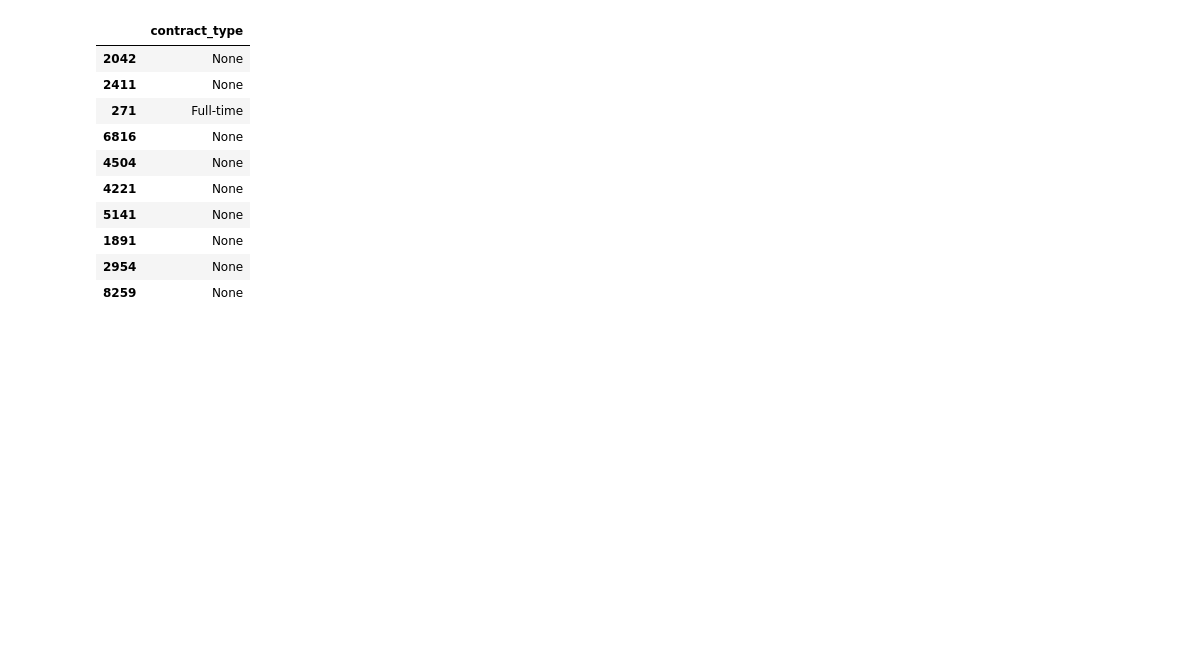
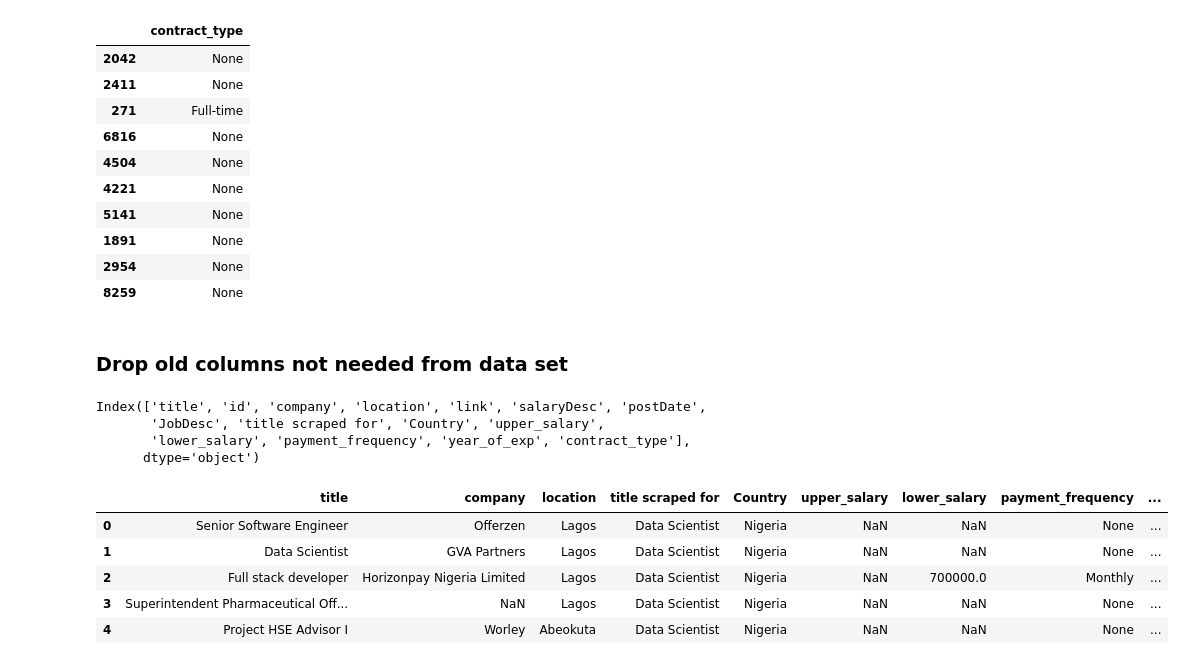
Before and after one commit to lifepopkay/Tech-Monies, a Jupyter notebook: Final_Data_cleanup_script.ipynb, the cells around one changed output. Cells and saved outputs as stored; diff of their text form; code cells hidden in the pictures; blank space fills up the shorter version.

```diff
--- a/Final_Data_cleanup_script.ipynb
+++ b/Final_Data_cleanup_script.ipynb
@@ -432,3 +432,23 @@ data[['contract_type']].sample(10)
 | 1891 | None |
 | 2954 | None |
 | 8259 | None |
+# %% [markdown]
+### Drop old columns not needed from data set
+# %%
+data.columns
+# %% [output]
+Index(['title', 'id', 'company', 'location', 'link', 'salaryDesc', 'postDate',
+       'JobDesc', 'title scraped for', 'Country', 'upper_salary',
+       'lower_salary', 'payment_frequency', 'year_of_exp', 'contract_type'],
+      dtype='object')
+# %%
+data = data.drop(['id','link','salaryDesc','postDate','JobDesc'], axis = 1)
+# %%
+data.head()
+# %% [output]
+|  | title | company | location | title scraped for | Country | upper_salary | lower_salary | payment_frequency | ... |
+| 0 | Senior Software Engineer | Offerzen | Lagos | Data Scientist | Nigeria | NaN | NaN | None | ... |
+| 1 | Data Scientist | GVA Partners | Lagos | Data Scientist | Nigeria | NaN | NaN | None | ... |
+| 2 | Full stack developer | Horizonpay Nigeria Limited | Lagos | Data Scientist | Nigeria | NaN | 700000.0 | Monthly | ... |
+| 3 | Superintendent Pharmaceutical Off... | NaN | Lagos | Data Scientist | Nigeria | NaN | NaN | None | ... |
+| 4 | Project HSE Advisor I | Worley | Abeokuta | Data Scientist | Nigeria | NaN | NaN | None | ... |
```
Also changed, not shown: parts of 1 cell of this notebook.
